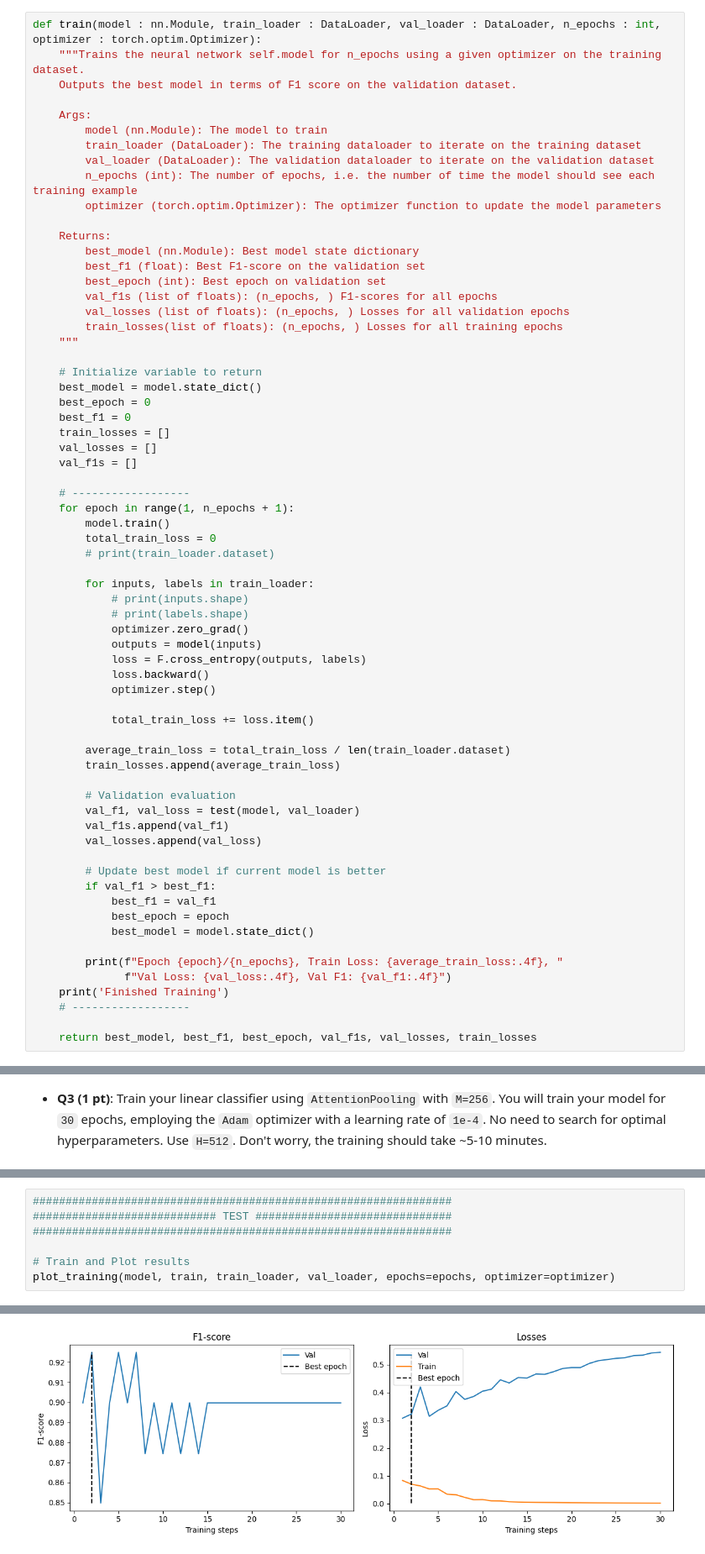
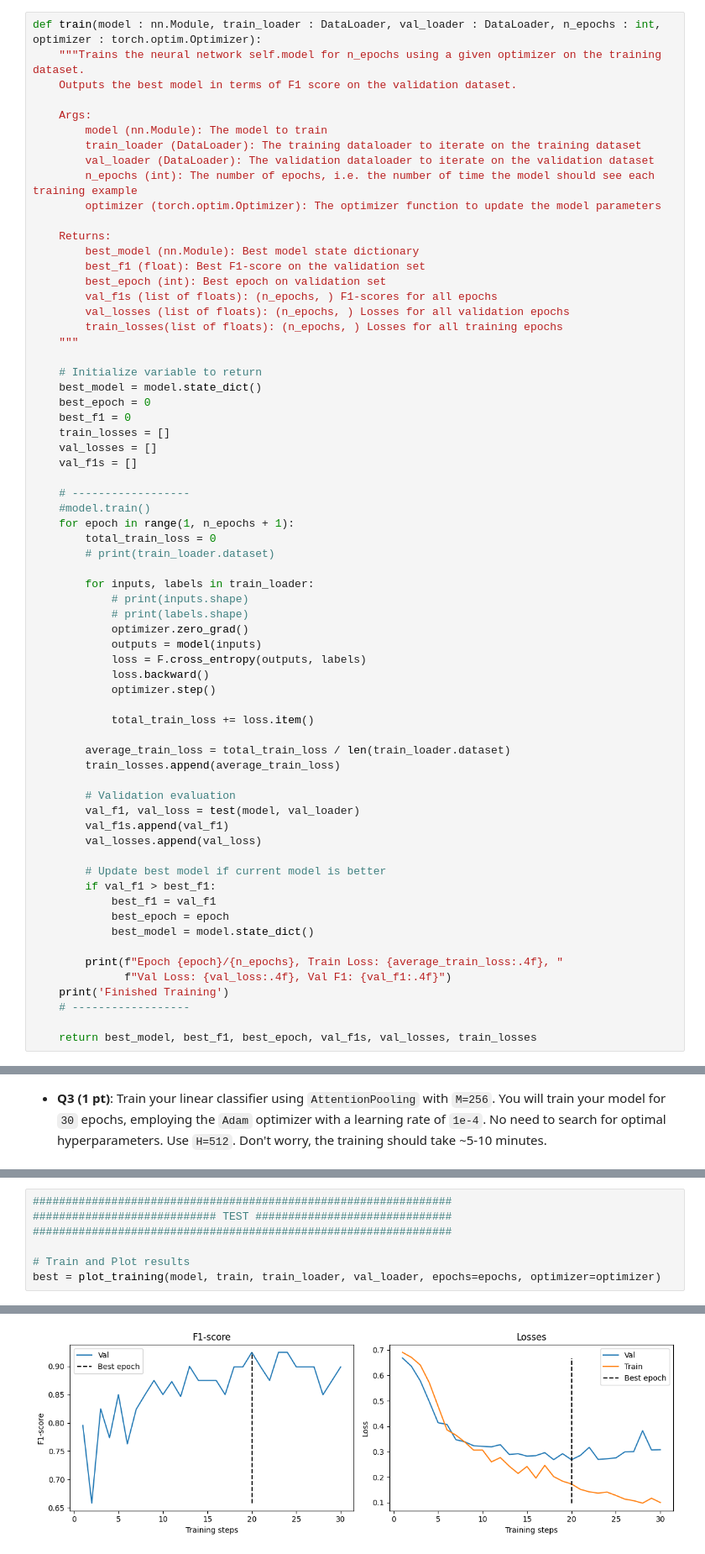
Before and after one commit to nathmo/296190_327277_331471, a Jupyter notebook: labs/lab_03_group_3.ipynb, the cells around one changed output, grey strips where cells are left out. Shown at 84% size. Cells and saved outputs as stored; diff of their text form.

```diff
--- a/labs/lab_03_group_3.ipynb
+++ b/labs/lab_03_group_3.ipynb
@@ -832,8 +815,8 @@ def train(model : nn.Module, train_loader : DataLoader, val_loader : DataLoader,
     val_f1s = []
 
     # ------------------
+    #model.train()
     for epoch in range(1, n_epochs + 1):
-        model.train()
         total_train_loss = 0
         # print(train_loader.dataset)
 
@@ -1080,5 +1036,5 @@ Best model at epoch 20 -> 92.46% F1 score
 ################################################################
 
 # Train and Plot results
-plot_training(model, train, train_loader, val_loader, epochs=epochs, optimizer=optimizer)
+best = plot_training(model, train, train_loader, val_loader, epochs=epochs, optimizer=optimizer)
 # %% [output]
@@ -1119,4 +1058,4 @@ OrderedDict([('proj.0.weight',
-[figure, old version]
+[figure, new version]
 # %% [markdown]
 We have kept one example per class for testing and visualization. We have `DHMC_0001.jpg` presenting solid adenocarcinoma patterns and `DHMC_0007.jpg` with acinar adenocarcinoma. Those examples have never been seen in training and validation.
 
```
Also changed, not shown: parts of 10 cells of this notebook.
